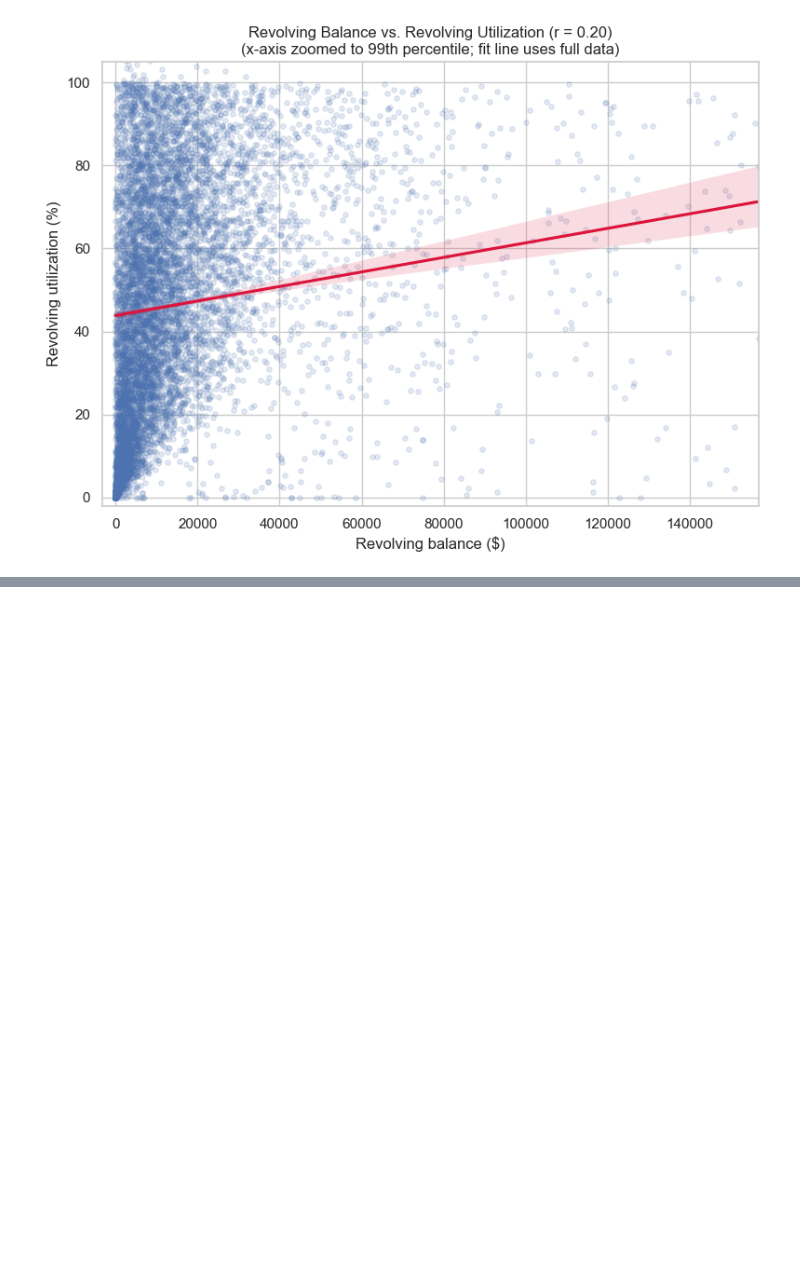
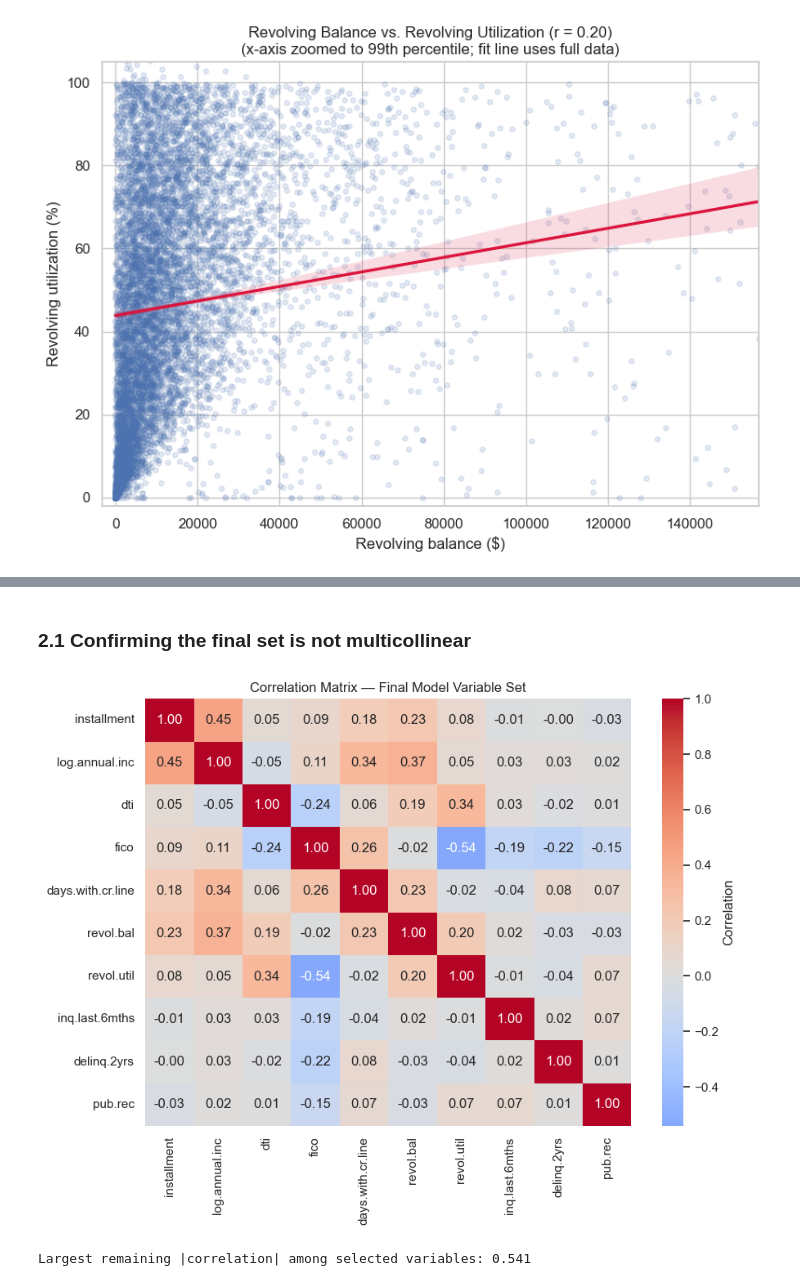
Before and after one commit to JLaniado/credit_ete_analysis, a Jupyter notebook: U2/notebooks/Credit_Default_Update2.ipynb, the cells around one changed output, grey strips where cells are left out. Cells and saved outputs as stored; diff of their text form; code cells hidden in the pictures; blank space fills up the shorter version.

```diff
--- a/U2/notebooks/Credit_Default_Update2.ipynb
+++ b/U2/notebooks/Credit_Default_Update2.ipynb
@@ -110,0 +151,8 @@ Correlation (revol.bal, revol.util), full data: 0.204
+# %%
+# All fields known at application time (excludes post-outcome fields and
+# Lending Club's own policy flag, both discussed above)
+post_outcome_vars = ['tot.payment', 'principal', 'interest']
+policy_var = ['credit.policy']
+application_time_vars = [c for c in numeric_cols if c not in post_outcome_vars + policy_var + ['default']]
+print("Application-time candidate variables:")
+print(application_time_vars)
@@ -110,0 +162,9 @@ Correlation (revol.bal, revol.util), full data: 0.204
+# %%
+# Drop int.rate: it is Lending Club's own risk-based pricing output and is
+# highly correlated with fico (r ~ -0.71); keeping both would double-count
+# the same underlying risk signal.
+model_vars = [c for c in application_time_vars if c != 'int.rate']
+
+print("Final variable set for the logistic regression model:")
+for v in model_vars:
+    print(f"  - {v}")
@@ -110,0 +183,17 @@ Correlation (revol.bal, revol.util), full data: 0.204
+# %% [markdown]
+### 2.1 Confirming the final set is not multicollinear
+# %%
+model_corr = df[model_vars].corr()
+
+plt.figure(figsize=(9, 7))
+sns.heatmap(model_corr, annot=True, cmap='coolwarm', fmt=".2f", center=0,
+            cbar_kws={'label': 'Correlation'})
+plt.title('Correlation Matrix — Final Model Variable Set')
+plt.tight_layout()
+plt.show()
+
+max_offdiag = model_corr.where(np.triu(np.ones(model_corr.shape), k=1).astype(bool)).abs().max().max()
+print(f"Largest remaining |correlation| among selected variables: {max_offdiag:.3f}")
+# %% [output]
+[figure, added]
+Largest remaining |correlation| among selected variables: 0.541
```
Also changed, not shown: parts of 4 cells of this notebook.
